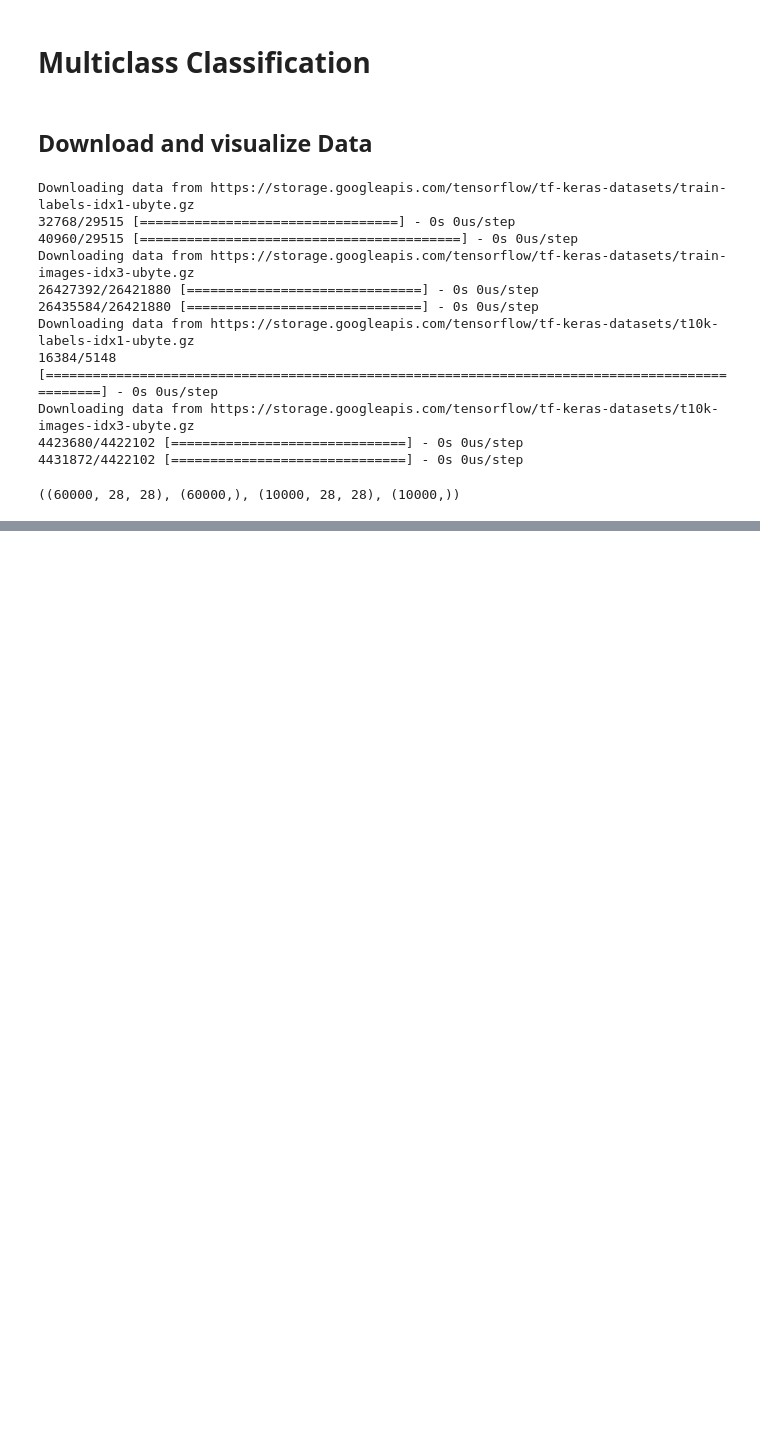
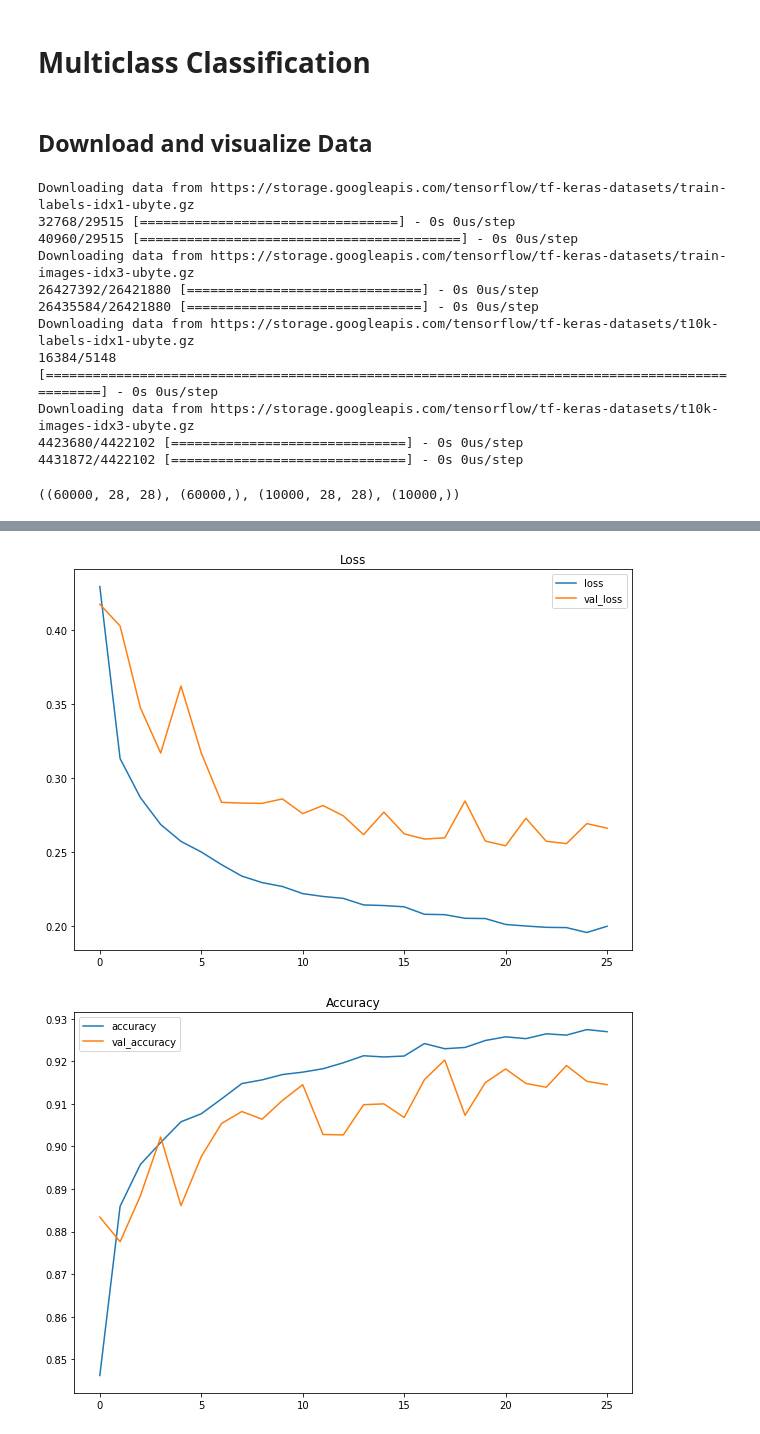
Before and after one commit to schauppi/Udemy_TensorFlow_Developer, a Jupyter notebook: Exam_preparation/classification.ipynb, the cells around one changed output, grey strips where cells are left out. Drawn from its saved outputs; the diff is of its cells as text; code cells hidden in the pictures; blank space fills up the shorter version.

```diff
--- a/Exam_preparation/classification.ipynb
+++ b/Exam_preparation/classification.ipynb
@@ -149,0 +261,25 @@ Text(0.5, 1.0, 'Bag')
+# %%
+tf.random.set_seed(42)
+
+#Build the model
+inputs = layers.Input(shape=(28,28, 1))
+x = layers.Conv2D(32, (3,3),padding="same", activation="relu")(inputs)
+x = layers.Dropout(0.4)(x)
+x = layers.MaxPool2D((2,2))(x)
+x = layers.Conv2D(64, (3,3), activation="relu")(x)
+x = layers.Dropout(0.4)(x)
+x = layers.MaxPool2D((2,2))(x)
+x = layers.Flatten()(x)
+x = layers.Dense(128)(x)
+outputs = layers.Dense(len(class_names), "softmax")(x)
+model_2 = tf.keras.Model(inputs, outputs)
+# %%
+#Compile the model
+model_2.compile(loss="sparse_categorical_crossentropy", optimizer="Adam", metrics=["accuracy"])
+# %%
+#Fit the model
+history_model_2 = model_2.fit(x_train, y_train,
+                              epochs=100,
+                              validation_data = (x_test,y_test),
+                              callbacks=[tf.keras.callbacks.ReduceLROnPlateau(monitor="val_loss", patience=5, verbose=0),
+                                         tf.keras.callbacks.EarlyStopping(monitor="val_loss", patience=5, restore_best_weights=True)])
@@ -149,0 +310,6 @@ Text(0.5, 1.0, 'Bag')
+# %%
+#Plot training curve
+plot_training_curve(history_model_2)
+# %% [output]
+[figure, added]
+[figure, added]
```
Also changed, not shown: parts of 21 cells of this notebook.
